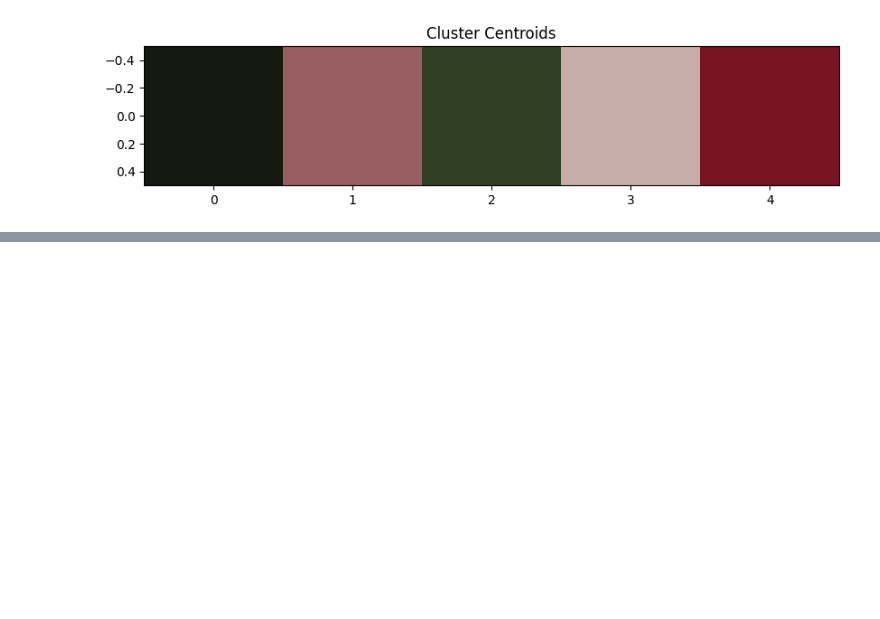
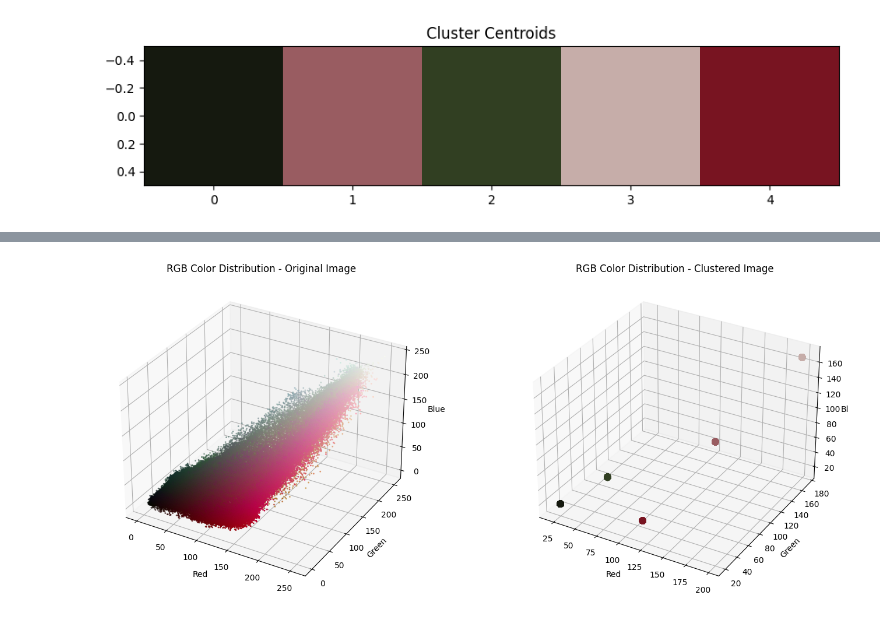
Before and after one commit to AnshikaaAgarwal/Clustering-On-Dummy-Datasets, a Jupyter notebook: Image_Segmentation_Using_K_Means.ipynb, the cells around one changed output, grey strips where cells are left out. Saved outputs shown, nothing was run; the diff lists cells and outputs as text; code cells hidden in the pictures; blank space fills up the shorter version.

```diff
--- a/Image_Segmentation_Using_K_Means.ipynb
+++ b/Image_Segmentation_Using_K_Means.ipynb
@@ -63,0 +93,25 @@ plt.show()
+# %%
+from mpl_toolkits.mplot3d import Axes3D
+
+fig = plt.figure(figsize=(15, 6))
+
+
+ax1 = fig.add_subplot(121, projection='3d')
+ax1.scatter(pixels[:, 0], pixels[:, 1], pixels[:, 2], c=pixels / 255.0, marker='.', s=5)
+ax1.set_title('RGB Color Distribution - Original Image')
+ax1.set_xlabel('Red')
+ax1.set_ylabel('Green')
+ax1.set_zlabel('Blue')
+
+
+ax2 = fig.add_subplot(122, projection='3d')
+ax2.scatter(clustered_pixels[:, 0], clustered_pixels[:, 1], clustered_pixels[:, 2], c=clustered_pixels / 255.0, marker='.', s=250)
+ax2.set_title('RGB Color Distribution - Clustered Image')
+ax2.set_xlabel('Red')
+ax2.set_ylabel('Green')
+ax2.set_zlabel('Blue')
+
+
+plt.show()
+# %% [output]
+[figure, added]
```
Also changed, not shown: parts of 7 cells of this notebook.
